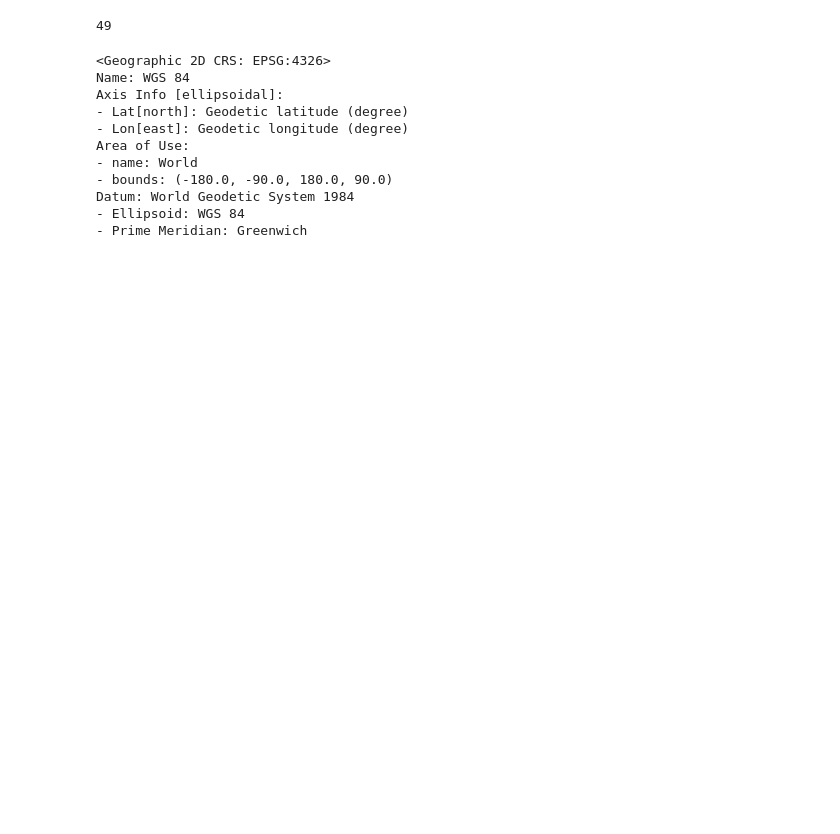
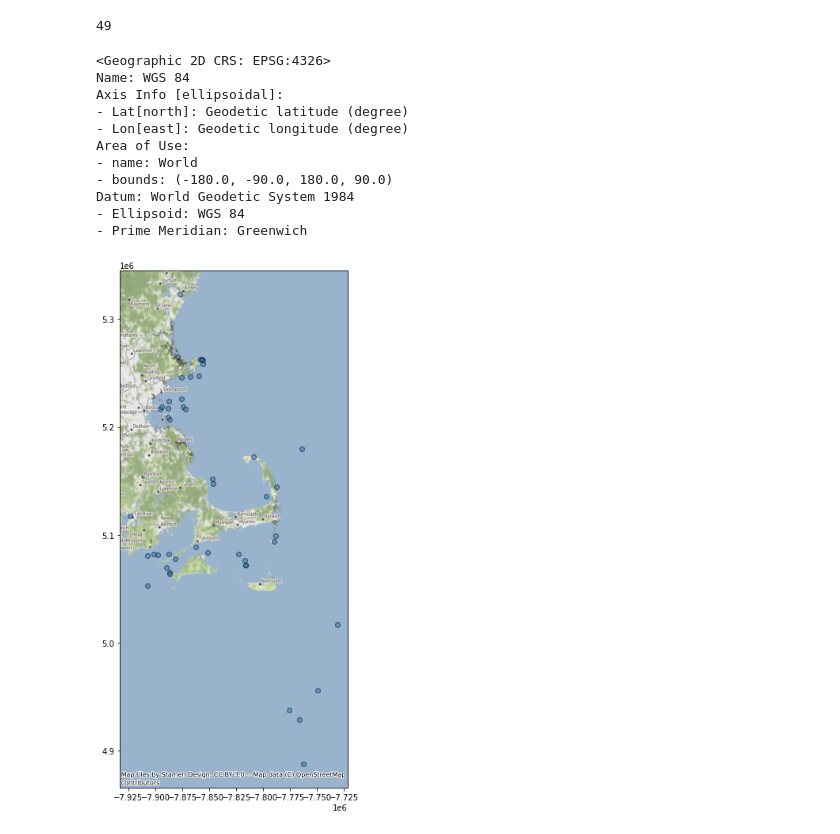
Before and after one commit to HKuz/Geospatial_Overview, a Jupyter notebook: shipwrecks.ipynb, the cells around one changed output. Cells and saved outputs as stored; diff of their text form; code cells hidden in the pictures; blank space fills up the shorter version.

```diff
--- a/shipwrecks.ipynb
+++ b/shipwrecks.ipynb
@@ -117,11 +129,11 @@ ds_df.plot()
 # %%
 # Create GeoDataFrame of Mass shipwrecks
-df = gpd.read_file('./Data/MA_Shipwrecks_AllCounties.shp', driver='shapefile')
+sw_df = gpd.read_file('./Data/MA_Shipwrecks_AllCounties.shp', driver='shapefile')
 
 # Drop Z dimension of polygons that occurs often in the .kml format
-df.geometry = df.geometry.map(lambda polygon: shapely.ops.transform(lambda x, y, z: (x, y), polygon))
+sw_df.geometry = sw_df.geometry.map(lambda polygon: shapely.ops.transform(lambda x, y, z: (x, y), polygon))
 
-df.head()
+sw_df.head()
 # %% [output]
 |  | Name | descriptio | timestamp | begin | end | altitudeMo | tessellate | extrude | visibility | ... |
 | 0 | Dixie Sword | <br>Source: Wikipedia article <a ... | None | None | None | None | -1 | 0 | -1 | ... |
@@ -129,6 +141,9 @@ df.head()
 | 2 | USS Merrimack (1798) | <br>Source: Wikipedia article <a ... | None | None | None | None | -1 | 0 | -1 | ... |
 | 3 | Pendleton | <br>Source: Wikipedia article <a ... | None | None | None | None | -1 | 0 | -1 | ... |
 | 4 | HMS Somerset | <br>Source: Wikipedia article <a ... | None | None | None | None | -1 | 0 | -1 | ... |
+# %%
+# Remove points in Great Lakes
+sw_df.drop(index=35, inplace=True)
 # %%
 len(df)
 # %% [output]
@@ -147,3 +162,12 @@ Area of Use:
 Datum: World Geodetic System 1984
 - Ellipsoid: WGS 84
 - Prime Meridian: Greenwich
+# %%
+# Convert CRS to web-tile CRS (Web Mercator)
+sw_df_tomap = sw_df.to_crs(epsg=3857)
+# %%
+# Add a basemap
+ax2 = sw_df_tomap.plot(figsize=(10, 12), alpha=0.5, edgecolor='k')
+ctx.add_basemap(ax2)
+# %% [output]
+[figure, added]
```
Also changed, not shown: parts of 8 cells of this notebook.
